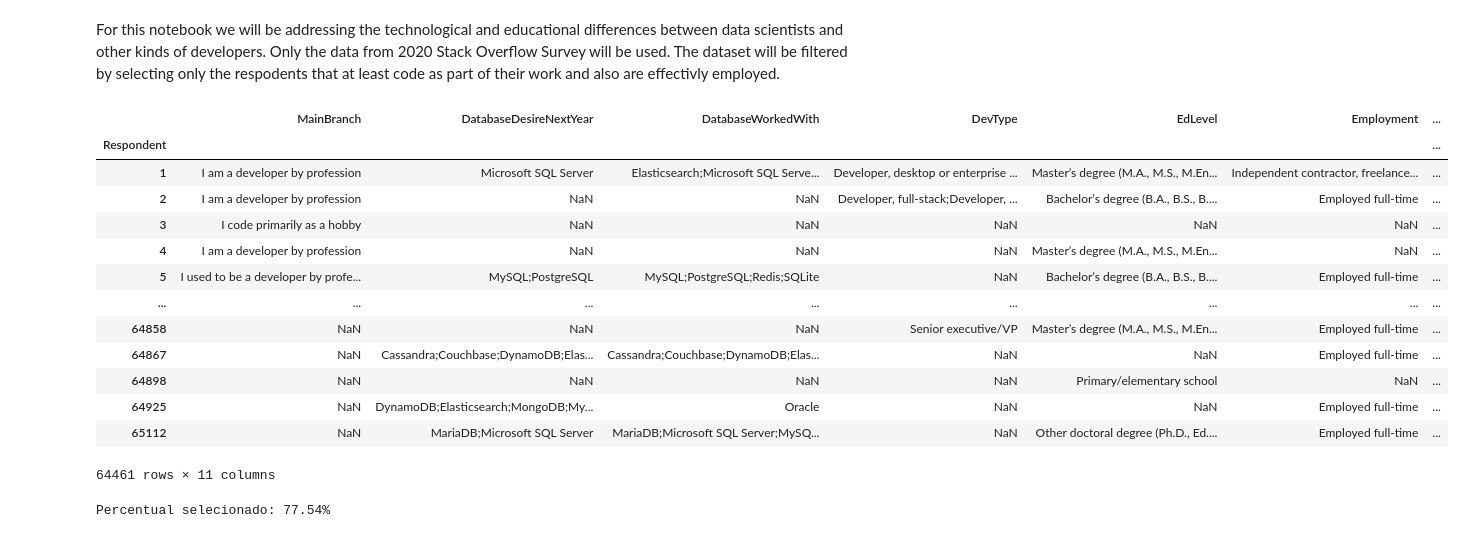
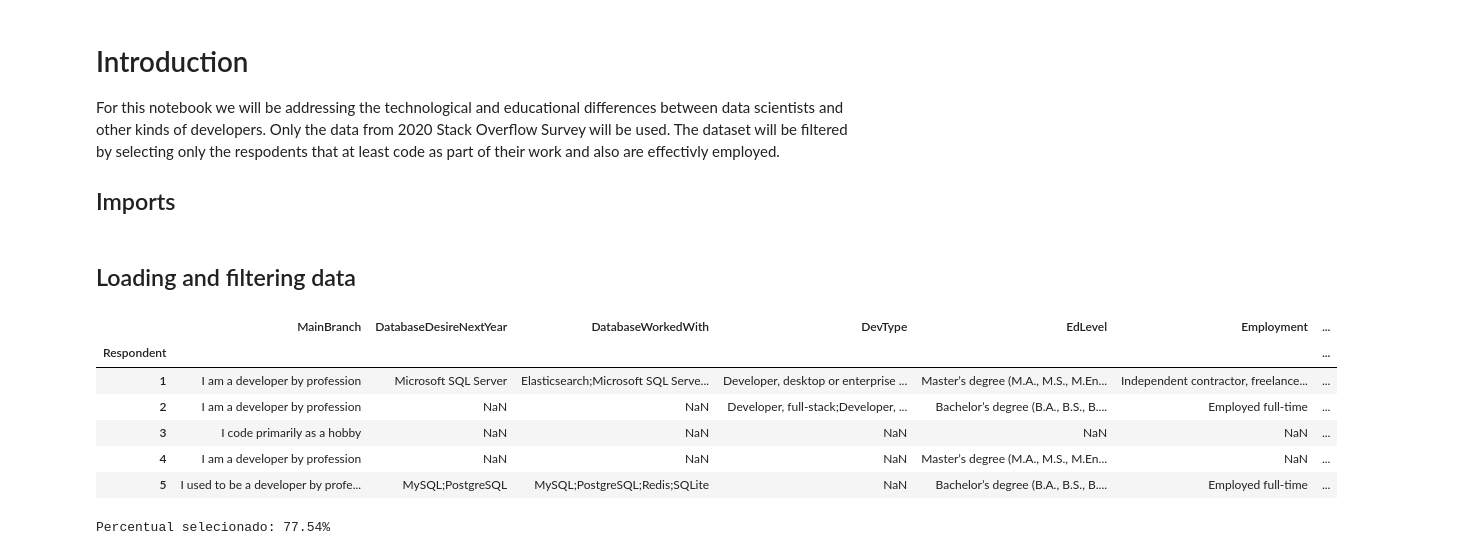
Before and after one commit to leofmr/stack_ds, a Jupyter notebook: DataScienceTechEdu.ipynb, the cells around one changed output. Cells and saved outputs as stored; diff of their text form; code cells hidden in the pictures.

```diff
--- a/DataScienceTechEdu.ipynb
+++ b/DataScienceTechEdu.ipynb
@@ -1,5 +1,9 @@
 # %% [markdown]
+# Introduction
+
 For this notebook we will be addressing the technological and educational differences between data scientists and other kinds of developers. Only the data from 2020 Stack Overflow Survey will be used. The dataset will be filtered by selecting only the respodents that at least code as part of their work and also are effectivly employed.
+
+## Imports
 # %%
 import pandas as pd
 import numpy as np
@@ -9,31 +13,31 @@ import seaborn as sns
 import os
 
 sns.set(context='notebook', style='whitegrid', font_scale=1)
+# %% [markdown]
+## Loading and filtering data
 # %%
+# loading the data selecting only columns related to
+# tecnolohical competencies or educational level and
+# columns used for filtering and comparing results
+# such as 'MainBranch', 'Employment' and 'DevType'
+# also, respondent is loaded and used as the table index
 data_folder = 'data'
 file_path = os.path.join(data_folder, '2020_data.zip')
 
 cols = ['Respondent', 'MainBranch', 'Employment', 'DevType',
         'UndergradMajor', 'EdLevel',
         'DatabaseDesireNextYear', 'DatabaseWorkedWith',
         'LanguageDesireNextYear', 'LanguageWorkedWith',
         'MiscTechDesireNextYear', 'MiscTechWorkedWith']
 
 df = pd.read_csv(file_path, index_col='Respondent', usecols=cols)
-df
+df.head()
 # %% [output]
 |  | MainBranch | DatabaseDesireNextYear | DatabaseWorkedWith | DevType | EdLevel | Employment | ... |
 | Respondent |  |  |  |  |  |  | ... |
 | 1 | I am a developer by profession | Microsoft SQL Server | Elasticsearch;Microsoft SQL Serve... | Developer, desktop or enterprise ... | Master’s degree (M.A., M.S., M.En... | Independent contractor, freelance... | ... |
 | 2 | I am a developer by profession | NaN | NaN | Developer, full-stack;Developer, ... | Bachelor’s degree (B.A., B.S., B.... | Employed full-time | ... |
 | 3 | I code primarily as a hobby | NaN | NaN | NaN | NaN | NaN | ... |
 | 4 | I am a developer by profession | NaN | NaN | NaN | Master’s degree (M.A., M.S., M.En... | NaN | ... |
 | 5 | I used to be a developer by profe... | MySQL;PostgreSQL | MySQL;PostgreSQL;Redis;SQLite | NaN | Bachelor’s degree (B.A., B.S., B.... | Employed full-time | ... |
-| ... | ... | ... | ... | ... | ... | ... | ... |
-| 64858 | NaN | NaN | NaN | Senior executive/VP | Master’s degree (M.A., M.S., M.En... | Employed full-time | ... |
-| 64867 | NaN | Cassandra;Couchbase;DynamoDB;Elas... | Cassandra;Couchbase;DynamoDB;Elas... | NaN | NaN | Employed full-time | ... |
-| 64898 | NaN | NaN | NaN | NaN | Primary/elementary school | NaN | ... |
-| 64925 | NaN | DynamoDB;Elasticsearch;MongoDB;My... | Oracle | NaN | NaN | Employed full-time | ... |
-| 65112 | NaN | MariaDB;Microsoft SQL Server | MariaDB;Microsoft SQL Server;MySQ... | NaN | Other doctoral degree (Ph.D., Ed.... | Employed full-time | ... |
-64461 rows × 11 columns
 # %%
```
Also changed, not shown: parts of 4 cells of this notebook, 1 other file.
